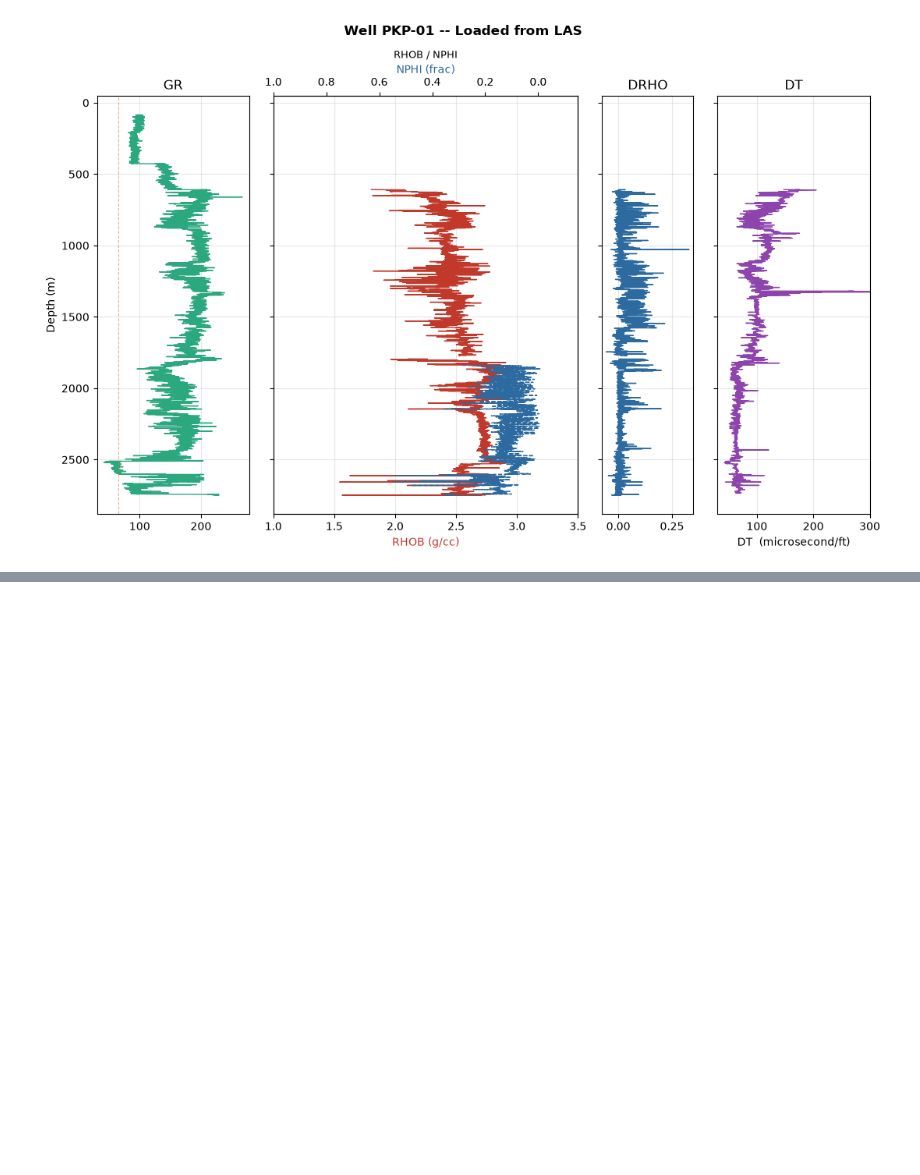
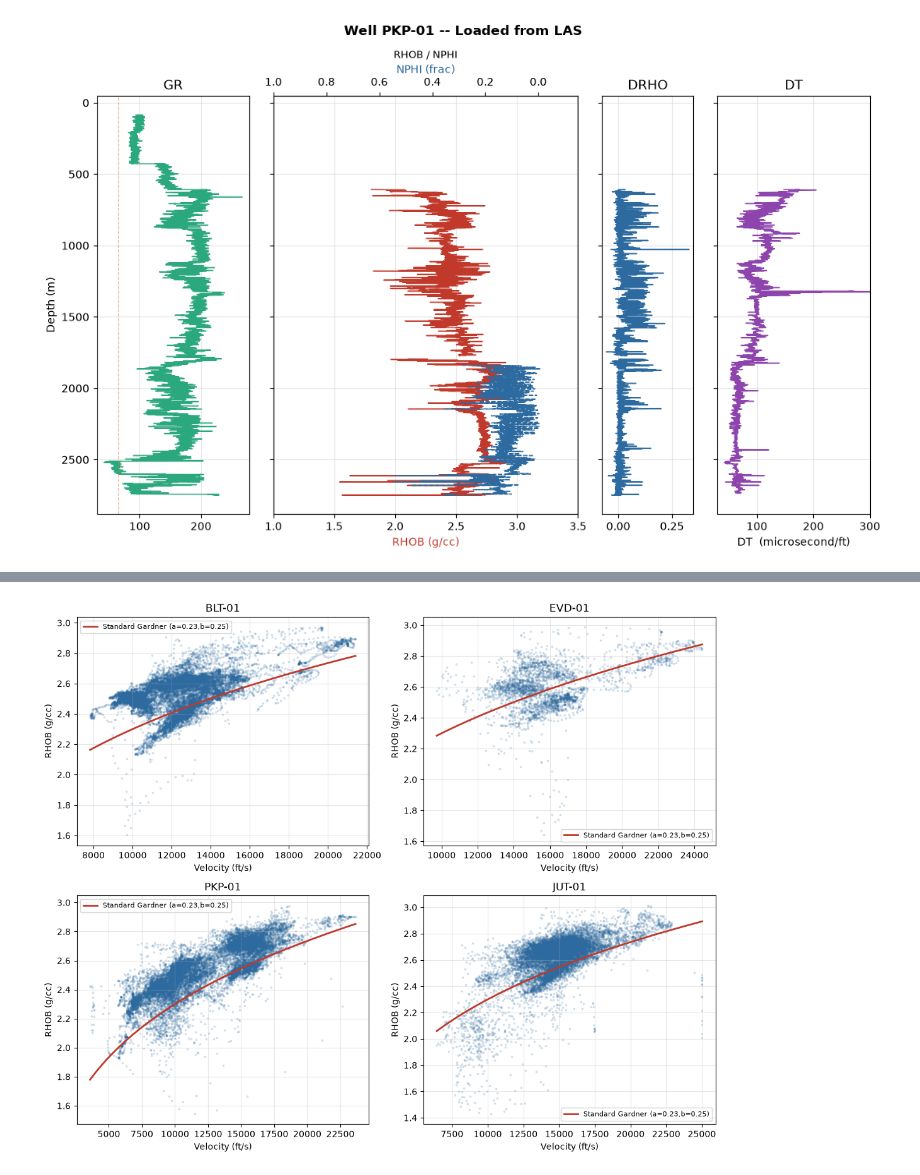
Before and after one commit to sadaraka-kadi/probable-eureka, a Jupyter notebook: notebooks/01_well_log_exploration.ipynb, the cells around one changed output, grey strips where cells are left out. Cells and saved outputs as stored; diff of their text form; code cells hidden in the pictures; blank space fills up the shorter version.

```diff
--- a/notebooks/01_well_log_exploration.ipynb
+++ b/notebooks/01_well_log_exploration.ipynb
@@ -14,7 +18,6 @@ RAW  = ROOT / 'data' / 'raw'
 # %%
 # Check the wells and logs available in the LAS files
 well_names = ["BLT-01", "JUT-01", "EVD-01", "PKP-01"]
-well_figures = {}
 
 for well in well_names:
     las = lasio.read(RAW / f"{well}.las")
@@ -24,6 +27,7 @@ for well in well_names:
 
     # Replace null values (-999.25) with NaN
     df_las = df_las.replace(-999.25, float("nan"))
+    df_las.to_csv(PROCESSED / f"{well}log.csv", index=False)
 
     print(f"\nWell Name: {well}")
     print("LAS DataFrame shape:", df_las.shape)
@@ -106,0 +292,26 @@ for well in well_names:
+# %%
+fig, axes = plt.subplots(2, 2, figsize=(11, 9))
+axes = axes.flatten()
+
+for ax, well in zip(axes, ["BLT-01", "EVD-01", "PKP-01", "JUT-01"]):
+    las = lasio.read(RAW / f"{well}.las")
+    d = las.df().reset_index()
+    dt_col = "DT" if "DT" in d.columns else "DTC"
+    sub = d[[dt_col, "RHOB"]].dropna()
+    sub = sub[sub[dt_col].between(30, 300) & sub["RHOB"].between(1.0, 3.5)]
+    V = 1e6 / sub[dt_col]
+
+    ax.scatter(V, sub["RHOB"], s=3, alpha=0.15, color="#2d6a9f")
+    V_range = np.linspace(V.min(), V.max(), 100)
+    ax.plot(V_range, 0.23 * V_range**0.25, color="#c0392b", linewidth=2, label="Standard Gardner (a=0.23,b=0.25)")
+
+    ax.set_xlabel("Velocity (ft/s)")
+    ax.set_ylabel("RHOB (g/cc)")
+    ax.set_title(well)
+    ax.legend(fontsize=8)
+    ax.grid(alpha=0.3)
+
+plt.tight_layout()
+plt.show()
+# %% [output]
+[figure, added]
```
Also changed, not shown: parts of 21 cells of this notebook.
